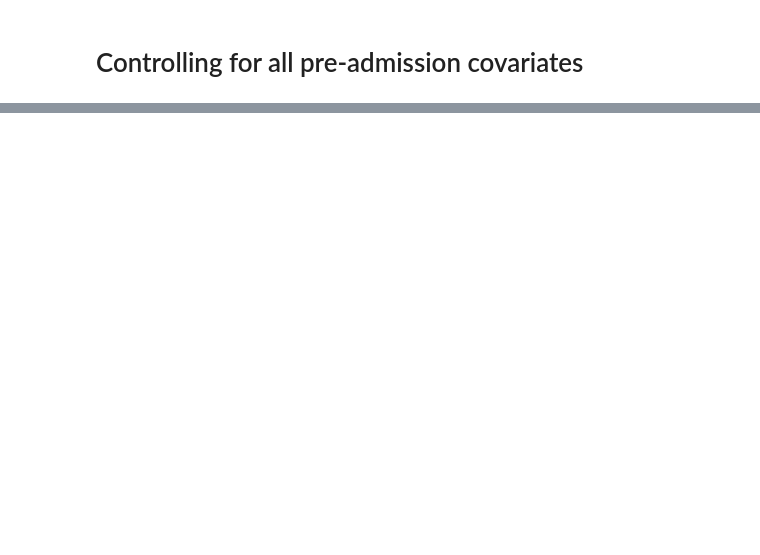
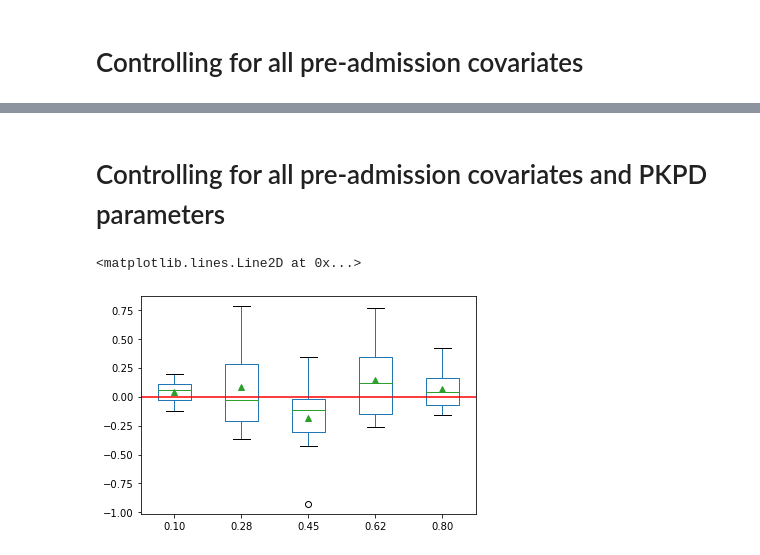
Before and after one commit to Hockey86/iic_causal_inference, a Jupyter notebook: aim2/short_term_drug_effect.ipynb, the cells around one changed output, grey strips where cells are left out. Drawn from its saved outputs; the diff is of its cells as text; code cells hidden in the pictures; blank space fills up the shorter version.

```diff
--- a/aim2/short_term_drug_effect.ipynb
+++ b/aim2/short_term_drug_effect.ipynb
@@ -309,11 +279,0 @@ df_m_atec.T.plot(kind='box')
-# %%
-sns.set(font_scale=1.5)
-plt.figure(figsize=(10,6))
-plt.plot(df_coarsen_1.groupby(by='mRS')['E'].mean())
-plt.fill_between(df_coarsen_1.groupby(by='mRS')['E'].mean().index,
-                 df_coarsen_1.groupby(by='mRS')['E'].mean()+df_coarsen_1.groupby(by='mRS')['E'].std(),
-                 df_coarsen_1.groupby(by='mRS')['E'].mean()-df_coarsen_1.groupby(by='mRS')['E'].std(),
-                alpha=0.2)
-plt.ylim(0,1)
-plt.ylabel('Proportion of time IIC > 0.1')
-plt.xlabel('mRS')
@@ -322,0 +321,2 @@ Text(0.5, 0, 'mRS')
+# %% [markdown]
+# Controlling for all pre-admission covariates and PKPD parameters
@@ -322,0 +403,20 @@ Text(0.5, 0, 'mRS')
+# %%
+df_m_atec_dict = {}
+for type_summary in m_dict_dict.keys():
+    m_dict = m_dict_dict[type_summary]
+    df_dict = df_dict_dict[type_summary]
+    df_m_atec = pd.DataFrame( np.array([ m_dict[threshold].CATE_df.loc[(df_dict[threshold]['levetiracetam'] <= 1)
+                                                                       & (df_dict[threshold]['propofol']<=1)
+                                                                       & (df_dict[threshold]['midazolam']<=1)
+                                                                       & (df_dict[threshold]['lacosamide']<=1)
+                                                                       & (df_dict[threshold]['pentobarbital']<=1)
+                                                                       & (df_dict[threshold]['phenobarbital']<=1)
+                                                                       & (df_dict[threshold]['valproate']<=1)].mean(axis=0)['CATE'].values for threshold in m_dict.keys()]),
+                            index = ['%.2f'%(j) for j in m_dict.keys()], columns = ['ATE' for i in range(len(m_dict[threshold].CATE_df.mean(axis=0)['CATE'].values))] )
+    df_m_atec_dict[type_summary] = df_m_atec
+# %%
+df_m_atec.T.plot(kind='box',showmeans=True)
+plt.axhline(0,c='red')
+# %% [output]
+<matplotlib.lines.Line2D at 0x...>
+[figure, added]
```
Also changed, not shown: parts of 14 cells of this notebook.
